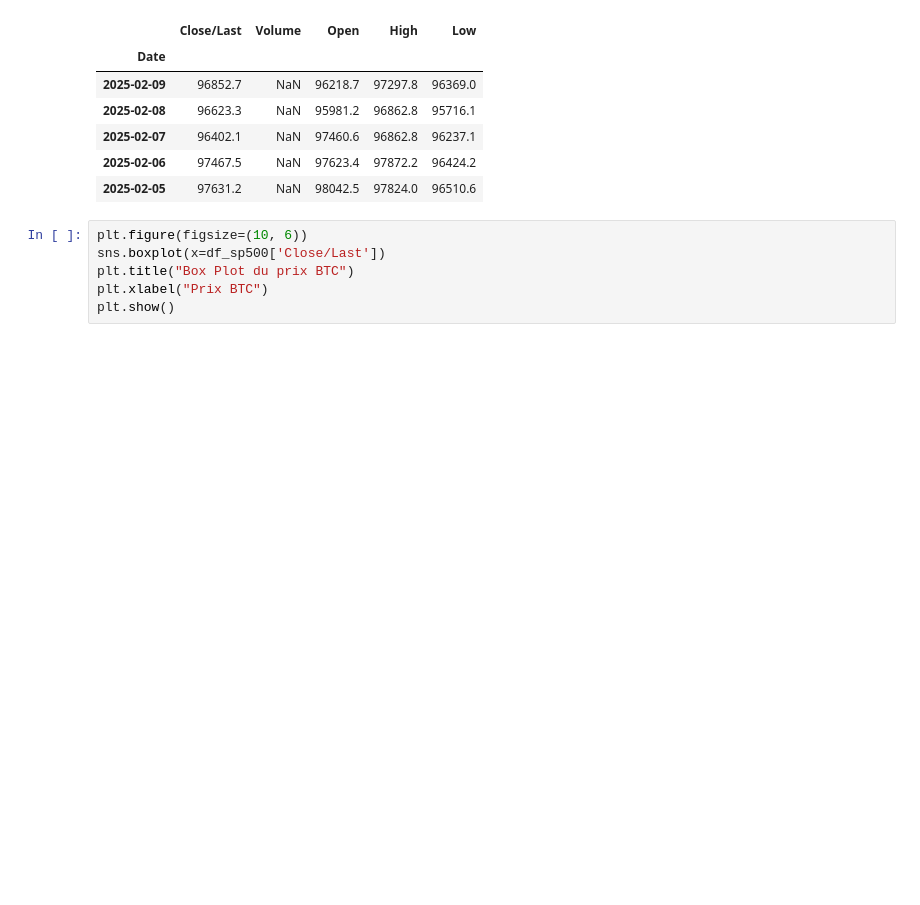
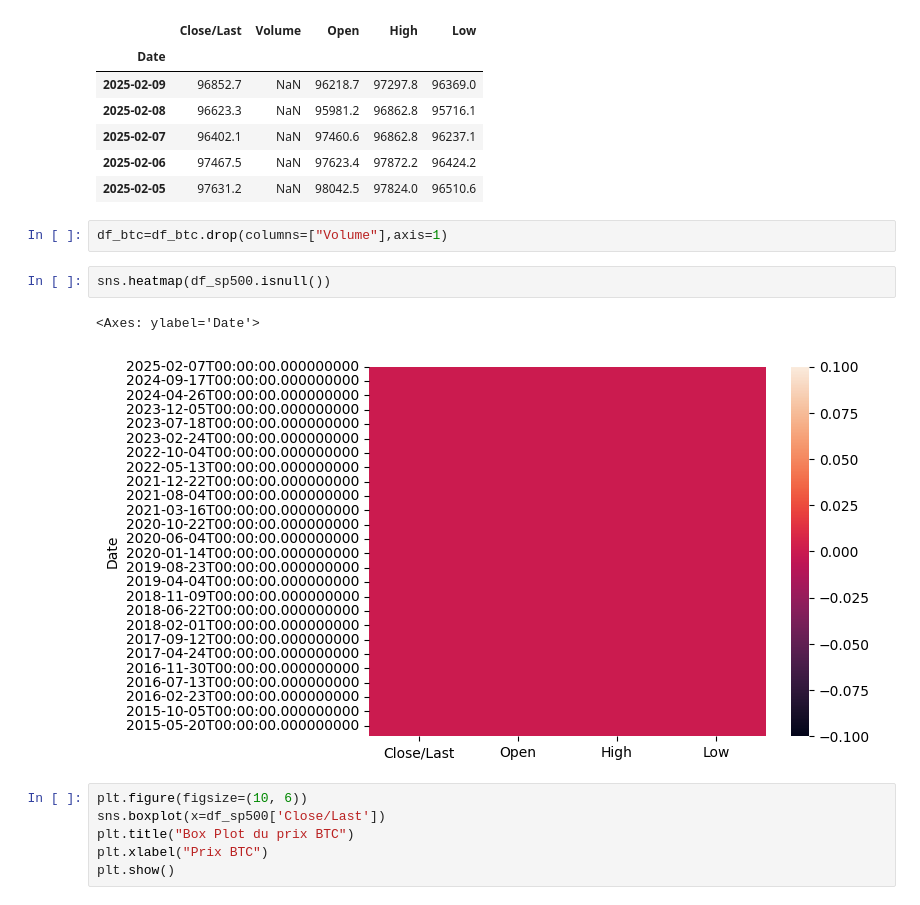
Before and after one commit to julessa/Groupe1_DataBI_Ftech, a Jupyter notebook: Alexis/Analyse.ipynb, the cells around one changed output. Drawn from its saved outputs; the diff is of its cells as text; blank space fills up the shorter version.

```diff
--- a/Alexis/Analyse.ipynb
+++ b/Alexis/Analyse.ipynb
@@ -49,6 +49,13 @@ df_btc.head()
 | 2025-02-07 | 96402.1 | NaN | 97460.6 | 96862.8 | 96237.1 |
 | 2025-02-06 | 97467.5 | NaN | 97623.4 | 97872.2 | 96424.2 |
 | 2025-02-05 | 97631.2 | NaN | 98042.5 | 97824.0 | 96510.6 |
+# %%
+df_btc=df_btc.drop(columns=["Volume"],axis=1)
+# %%
+sns.heatmap(df_sp500.isnull())
+# %% [output]
+<Axes: ylabel='Date'>
+[figure, added]
 # %%
 plt.figure(figsize=(10, 6))
 sns.boxplot(x=df_sp500['Close/Last'])
```
Also changed, not shown: parts of 3 cells of this notebook.
